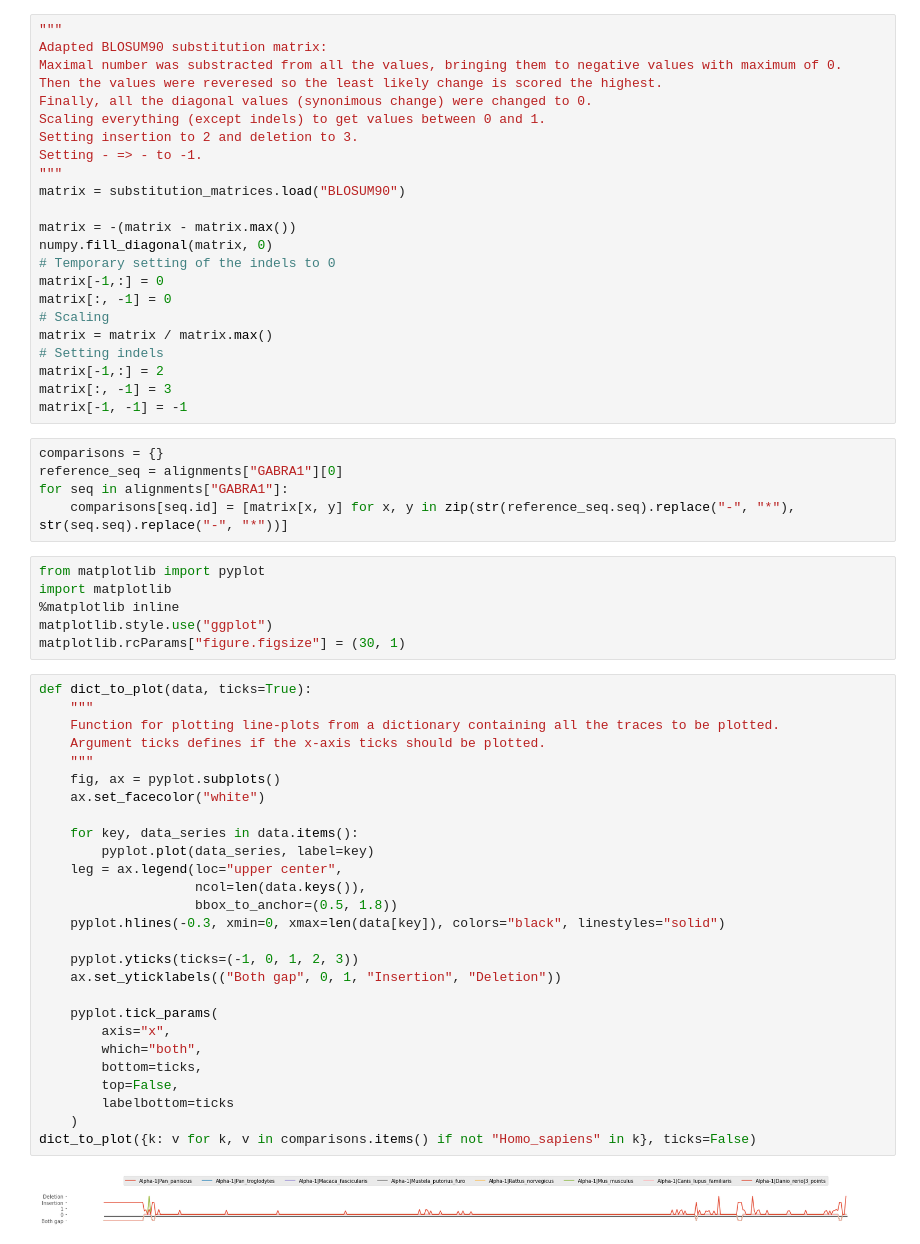
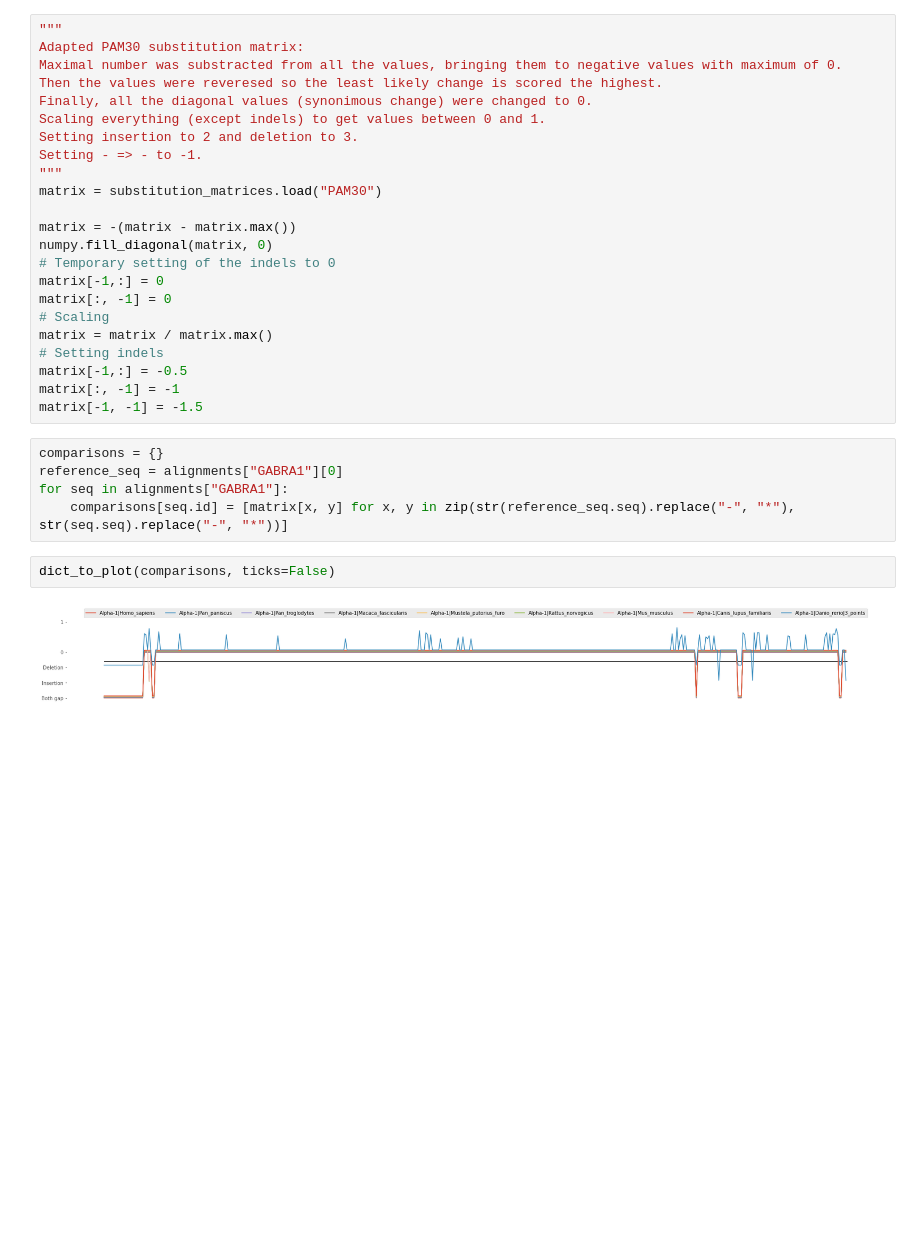
Before and after one commit to JureFabjan/GABR_lab_animals, a Jupyter notebook: GABR_comparison.ipynb, the cells around one changed output. Saved outputs shown, nothing was run; the diff lists cells and outputs as text; blank space fills up the shorter version.

```diff
--- a/GABR_comparison.ipynb
+++ b/GABR_comparison.ipynb
@@ -23,6 +146,6 @@ for i in blosum_matrices:
 # %%
 """
-Adapted BLOSUM90 substitution matrix:
+Adapted PAM30 substitution matrix:
 Maximal number was substracted from all the values, bringing them to negative values with maximum of 0.
 Then the values were reveresed so the least likely change is scored the highest.
 Finally, all the diagonal values (synonimous change) were changed to 0.
@@ -30,7 +153,7 @@ Scaling everything (except indels) to get values between 0 and 1.
 Setting insertion to 2 and deletion to 3.
 Setting - => - to -1.
 """
-matrix = substitution_matrices.load("BLOSUM90")
+matrix = substitution_matrices.load("PAM30")
 
 matrix = -(matrix - matrix.max())
 numpy.fill_diagonal(matrix, 0)
@@ -40,46 +163,15 @@ matrix[:, -1] = 0
 # Scaling
 matrix = matrix / matrix.max()
 # Setting indels
-matrix[-1,:] = 2
-matrix[:, -1] = 3
-matrix[-1, -1] = -1
+matrix[-1,:] = -0.5
+matrix[:, -1] = -1
+matrix[-1, -1] = -1.5
 # %%
 comparisons = {}
 reference_seq = alignments["GABRA1"][0]
 for seq in alignments["GABRA1"]:
     comparisons[seq.id] = [matrix[x, y] for x, y in zip(str(reference_seq.seq).replace("-", "*"), str(seq.seq).replace("-", "*"))]
-# %%
-from matplotlib import pyplot
-import matplotlib
-%matplotlib inline
-matplotlib.style.use("ggplot")
-matplotlib.rcParams["figure.figsize"] = (30, 1)
-# %%
-def dict_to_plot(data, ticks=True):
-    """
-    Function for plotting line-plots from a dictionary containing all the traces to be plotted.
-    Argument ticks defines if the x-axis ticks should be plotted.
-    """
-    fig, ax = pyplot.subplots()
-    ax.set_facecolor("white")
-
-    for key, data_series in data.items():
-        pyplot.plot(data_series, label=key)
-    leg = ax.legend(loc="upper center",
-                    ncol=len(data.keys()),
-                    bbox_to_anchor=(0.5, 1.8))
-    pyplot.hlines(-0.3, xmin=0, xmax=len(data[key]), colors="black", linestyles="solid")
-
-    pyplot.yticks(ticks=(-1, 0, 1, 2, 3))
-    ax.set_yticklabels(("Both gap", 0, 1, "Insertion", "Deletion"))
-
-    pyplot.tick_params(
-        axis="x",
-        which="both",
-        bottom=ticks,
-        top=False,
-        labelbottom=ticks
-    )
-dict_to_plot({k: v for k, v in comparisons.items() if not "Homo_sapiens" in k}, ticks=False)
-# %% [output]
-[figure, removed]
+# %%
+dict_to_plot(comparisons, ticks=False)
+# %% [output]
+[figure, added]
```
Also changed, not shown: parts of 9 cells of this notebook, 20 other files.
